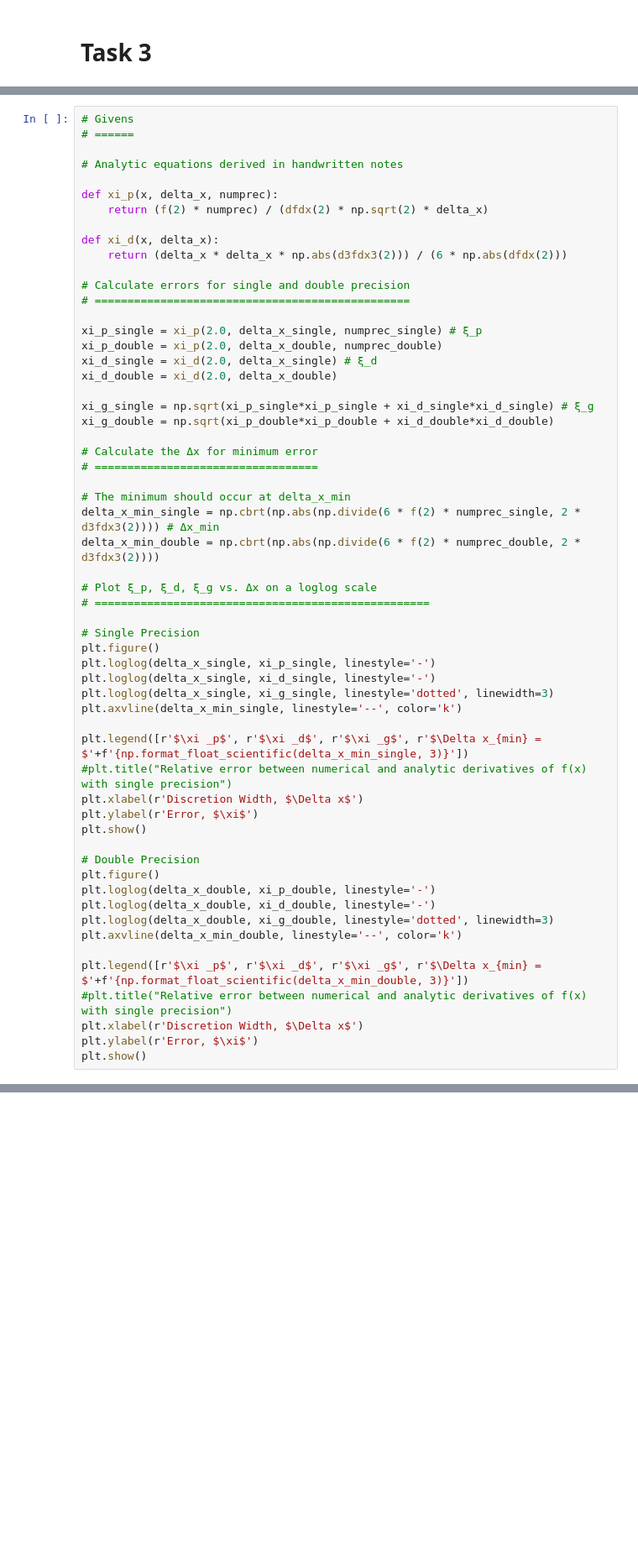
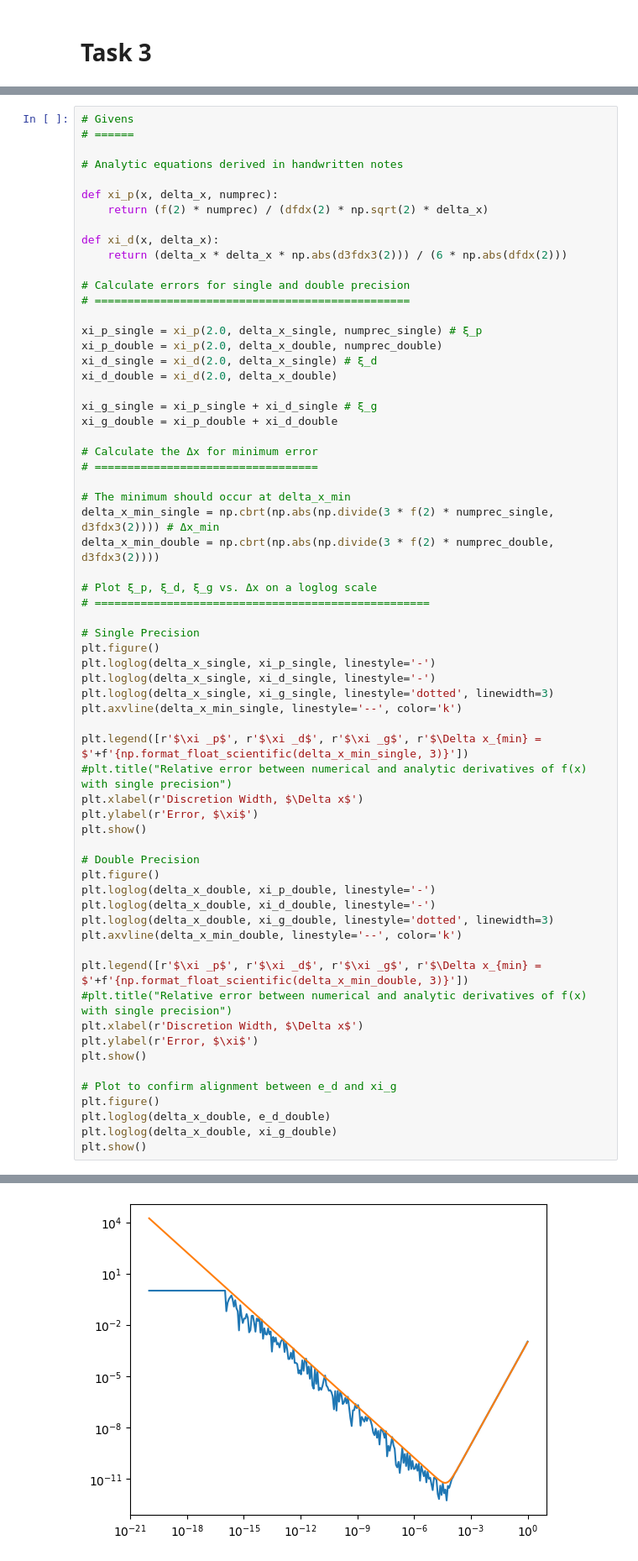
Before and after one commit to Rettdog/SG2212-Homework, a Jupyter notebook: hw1.ipynb, the cells around one changed output, grey strips where cells are left out. Shown at 84% size. Saved outputs shown, nothing was run; the diff lists cells and outputs as text; blank space fills up the shorter version.

```diff
--- a/hw1.ipynb
+++ b/hw1.ipynb
@@ -99,44 +99,51 @@ xi_p_double = xi_p(2.0, delta_x_double, numprec_double)
 xi_d_single = xi_d(2.0, delta_x_single) # ξ_d
 xi_d_double = xi_d(2.0, delta_x_double)
 
-xi_g_single = np.sqrt(xi_p_single*xi_p_single + xi_d_single*xi_d_single) # ξ_g
-xi_g_double = np.sqrt(xi_p_double*xi_p_double + xi_d_double*xi_d_double)
+xi_g_single = xi_p_single + xi_d_single # ξ_g
+xi_g_double = xi_p_double + xi_d_double
 
 # Calculate the Δx for minimum error
 # ==================================
 
 # The minimum should occur at delta_x_min
-delta_x_min_single = np.cbrt(np.abs(np.divide(6 * f(2) * numprec_single, 2 * d3fdx3(2)))) # Δx_min
-delta_x_min_double = np.cbrt(np.abs(np.divide(6 * f(2) * numprec_double, 2 * d3fdx3(2))))
+delta_x_min_single = np.cbrt(np.abs(np.divide(3 * f(2) * numprec_single, d3fdx3(2)))) # Δx_min
+delta_x_min_double = np.cbrt(np.abs(np.divide(3 * f(2) * numprec_double, d3fdx3(2))))
 
 # Plot ξ_p, ξ_d, ξ_g vs. Δx on a loglog scale
 # ===================================================
 
 # Single Precision
 plt.figure()
 plt.loglog(delta_x_single, xi_p_single, linestyle='-')
 plt.loglog(delta_x_single, xi_d_single, linestyle='-')
 plt.loglog(delta_x_single, xi_g_single, linestyle='dotted', linewidth=3)
 plt.axvline(delta_x_min_single, linestyle='--', color='k')
 
 plt.legend([r'$\xi _p$', r'$\xi _d$', r'$\xi _g$', r'$\Delta x_{min} = $'+f'{np.format_float_scientific(delta_x_min_single, 3)}'])
 #plt.title("Relative error between numerical and analytic derivatives of f(x) with single precision")
 plt.xlabel(r'Discretion Width, $\Delta x$')
 plt.ylabel(r'Error, $\xi$')
 plt.show()
 
 # Double Precision
 plt.figure()
 plt.loglog(delta_x_double, xi_p_double, linestyle='-')
 plt.loglog(delta_x_double, xi_d_double, linestyle='-')
 plt.loglog(delta_x_double, xi_g_double, linestyle='dotted', linewidth=3)
 plt.axvline(delta_x_min_double, linestyle='--', color='k')
 
 plt.legend([r'$\xi _p$', r'$\xi _d$', r'$\xi _g$', r'$\Delta x_{min} = $'+f'{np.format_float_scientific(delta_x_min_double, 3)}'])
 #plt.title("Relative error between numerical and analytic derivatives of f(x) with single precision")
 plt.xlabel(r'Discretion Width, $\Delta x$')
 plt.ylabel(r'Error, $\xi$')
 plt.show()
+
+# Plot to confirm alignment between e_d and xi_g
+plt.figure()
+plt.loglog(delta_x_double, e_d_double)
+plt.loglog(delta_x_double, xi_g_double)
+plt.show()
 # %% [output]
 [figure]
 [figure]
+[figure, added]
```
